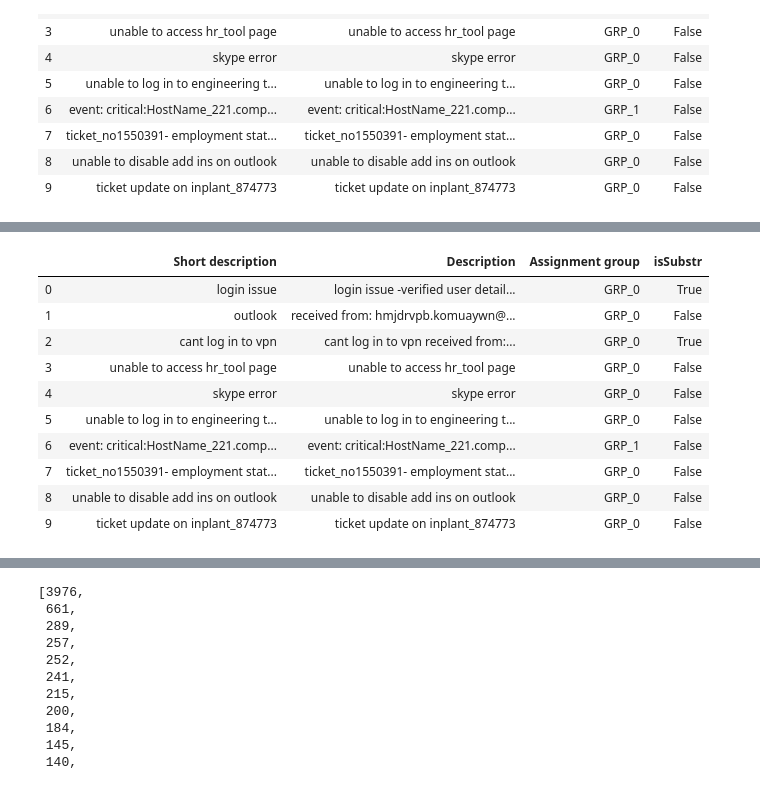
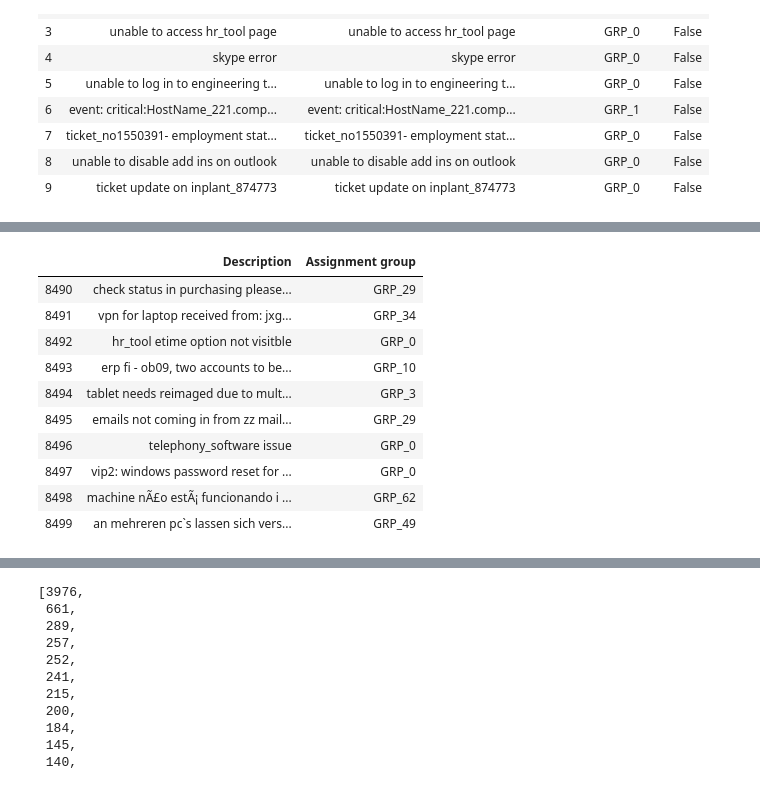
Before and after one commit to glaiml/capstone, a Jupyter notebook: capstone-vgk.ipynb, the cells around one changed output, grey strips where cells are left out. Saved outputs shown, nothing was run; the diff lists cells and outputs as text; code cells hidden in the pictures.

```diff
--- a/capstone-vgk.ipynb
+++ b/capstone-vgk.ipynb
@@ -71,5 +71,5 @@ pip install langdetect
 # %%
-ticket_df = pd.read_excel("Input Data Synthetic (created but not used in our project).xlsx")
+ticket_df = pd.read_excel("Input Data Synthetic (created but not used in our project).xlsx", encoding = 'utf-8')
 # %%
 # Check top few records to get a feel of the data structure
 ticket_df.head(10)
@@ -216,17 +204,20 @@ memory usage: 207.6+ KB
 # %%
 #Now we see many places short description is redundant. We will append short description to description if True only then drop short descrition
-
-ticket_df.loc[ticket_df['isSubstr'] == True, 'Description'] = ticket_df['Short description'] + " "+ ticket_df['Description']
-ticket_df.head(10)
+ticket_df_combined = ticket_df.copy()
+ticket_df_combined.loc[ticket_df_combined['isSubstr'] == True, 'Description'] = ticket_df_combined['Short description'] + " "+ ticket_df_combined['Description']
+#Drop Short description
+ticket_df_combined = ticket_df_combined.drop(['Short description'],axis=1)
+ticket_df_combined = ticket_df_combined.drop(['isSubstr'],axis=1)
+ticket_df_combined.tail(10)
 # %% [output]
-|  | Short description | Description | Assignment group | isSubstr |
-| 0 | login issue | login issue -verified user detail... | GRP_0 | True |
-| 1 | outlook | received from: hmjdrvpb.komuaywn@... | GRP_0 | False |
-| 2 | cant log in to vpn | cant log in to vpn received from:... | GRP_0 | True |
-| 3 | unable to access hr_tool page | unable to access hr_tool page | GRP_0 | False |
-| 4 | skype error | skype error | GRP_0 | False |
-| 5 | unable to log in to engineering t... | unable to log in to engineering t... | GRP_0 | False |
-| 6 | event: critical:HostName_221.comp... | event: critical:HostName_221.comp... | GRP_1 | False |
-| 7 | ticket_no1550391- employment stat... | ticket_no1550391- employment stat... | GRP_0 | False |
-| 8 | unable to disable add ins on outlook | unable to disable add ins on outlook | GRP_0 | False |
-| 9 | ticket update on inplant_874773 | ticket update on inplant_874773 | GRP_0 | False |
+|  | Description | Assignment group |
+| 8490 | check status in purchasing please... | GRP_29 |
+| 8491 | vpn for laptop received from: jxg... | GRP_34 |
+| 8492 | hr_tool etime option not visitble | GRP_0 |
+| 8493 | erp fi - ob09, two accounts to be... | GRP_10 |
+| 8494 | tablet needs reimaged due to mult... | GRP_3 |
+| 8495 | emails not coming in from zz mail... | GRP_29 |
+| 8496 | telephony_software issue | GRP_0 |
+| 8497 | vip2: windows password reset for ... | GRP_0 |
+| 8498 | machine nÃ£o estÃ¡ funcionando i ... | GRP_62 |
+| 8499 | an mehreren pc`s lassen sich vers... | GRP_49 |
```
Also changed, not shown: parts of 39 cells of this notebook, 2 other files.
